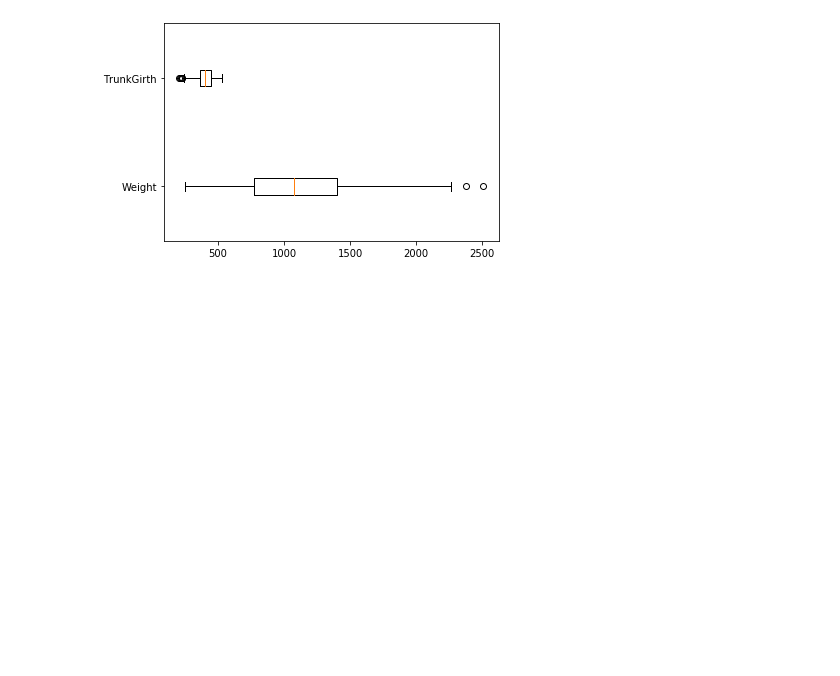
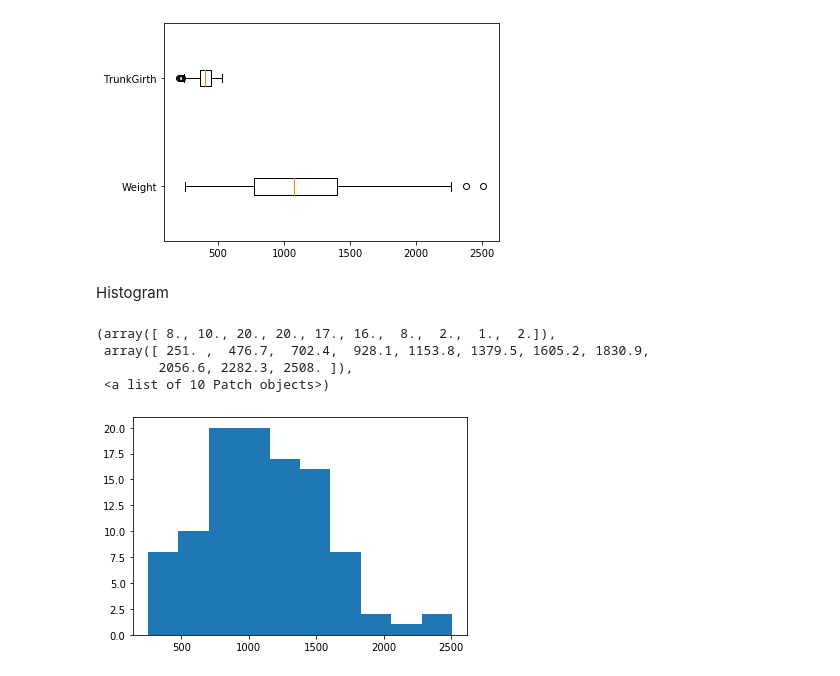
Before and after one commit to alexrblohm/py_learn, a Jupyter notebook: notebooks/5 Univariate Stats.ipynb, the cells around one changed output. Saved outputs shown, nothing was run; the diff lists cells and outputs as text; code cells hidden in the pictures; blank space fills up the shorter version.

Commit message:
Added hist and QQ plot

```diff
--- a/notebooks/5 Univariate Stats.ipynb
+++ b/notebooks/5 Univariate Stats.ipynb
@@ -294,3 +294,13 @@ plt.boxplot(box_plot_data, labels = ["Weight","TrunkGirth"], vert = False)
 plt.show()
 # %% [output]
 [figure]
+# %% [markdown]
+Histogram
+# %%
+plt.hist(tree["Weight"])
+# %% [output]
+(array([ 8., 10., 20., 20., 17., 16.,  8.,  2.,  1.,  2.]),
+ array([ 251. ,  476.7,  702.4,  928.1, 1153.8, 1379.5, 1605.2, 1830.9,
+        2056.6, 2282.3, 2508. ]),
+ <a list of 10 Patch objects>)
+[figure, added]
```
Also changed, not shown: parts of 2 cells of this notebook.
